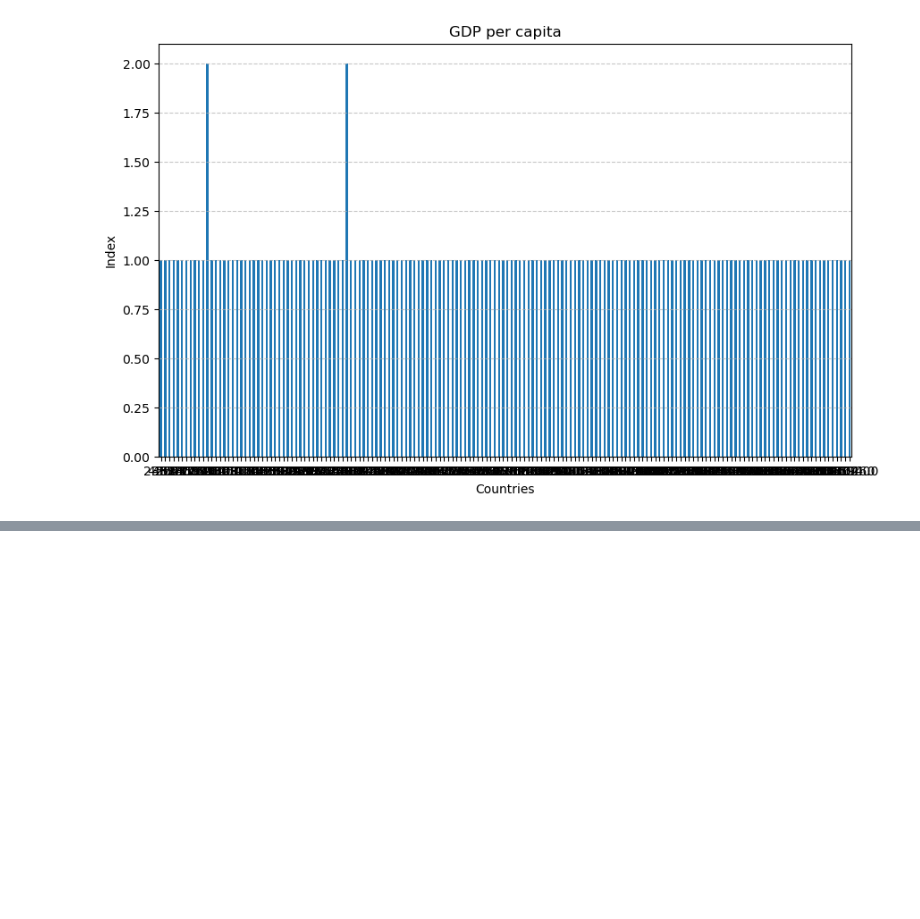
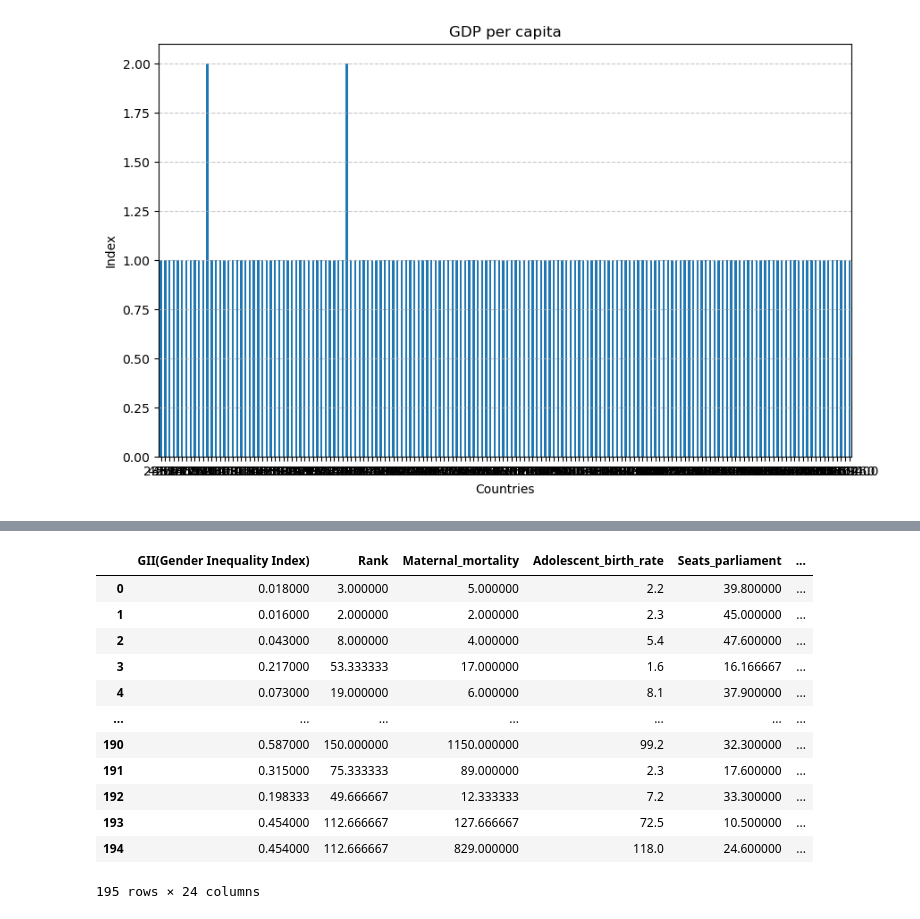
Before and after one commit to cmeddata/MeasuringEconomicEmpowermentOfWomen, a Jupyter notebook: MockDataJam2.ipynb, the cells around one changed output, grey strips where cells are left out. Saved outputs shown, nothing was run; the diff lists cells and outputs as text; code cells hidden in the pictures; blank space fills up the shorter version.

```diff
--- a/MockDataJam2.ipynb
+++ b/MockDataJam2.ipynb
@@ -288,3 +315,19 @@ plt.show()
+# %%
+display(dfr_full)
+# %% [output]
+|  | GII(Gender Inequality Index) | Rank | Maternal_mortality | Adolescent_birth_rate | Seats_parliament | ... |
+| 0 | 0.018000 | 3.000000 | 5.000000 | 2.2 | 39.800000 | ... |
+| 1 | 0.016000 | 2.000000 | 2.000000 | 2.3 | 45.000000 | ... |
+| 2 | 0.043000 | 8.000000 | 4.000000 | 5.4 | 47.600000 | ... |
+| 3 | 0.217000 | 53.333333 | 17.000000 | 1.6 | 16.166667 | ... |
+| 4 | 0.073000 | 19.000000 | 6.000000 | 8.1 | 37.900000 | ... |
+| ... | ... | ... | ... | ... | ... | ... |
+| 190 | 0.587000 | 150.000000 | 1150.000000 | 99.2 | 32.300000 | ... |
+| 191 | 0.315000 | 75.333333 | 89.000000 | 2.3 | 17.600000 | ... |
+| 192 | 0.198333 | 49.666667 | 12.333333 | 7.2 | 33.300000 | ... |
+| 193 | 0.454000 | 112.666667 | 127.666667 | 72.5 | 10.500000 | ... |
+| 194 | 0.454000 | 112.666667 | 829.000000 | 118.0 | 24.600000 | ... |
+195 rows × 24 columns
 # %%
 ## Conclusions:
 # %%
```
Also changed, not shown: parts of 4 cells of this notebook.
